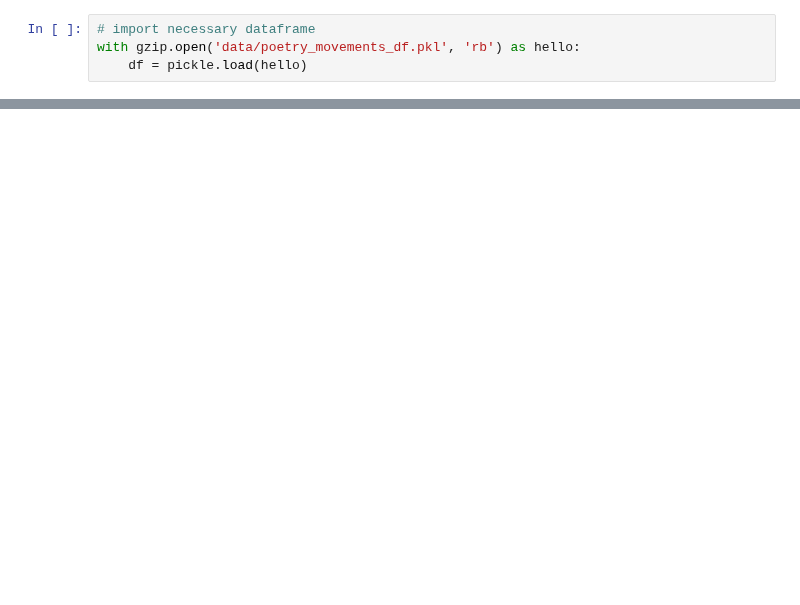
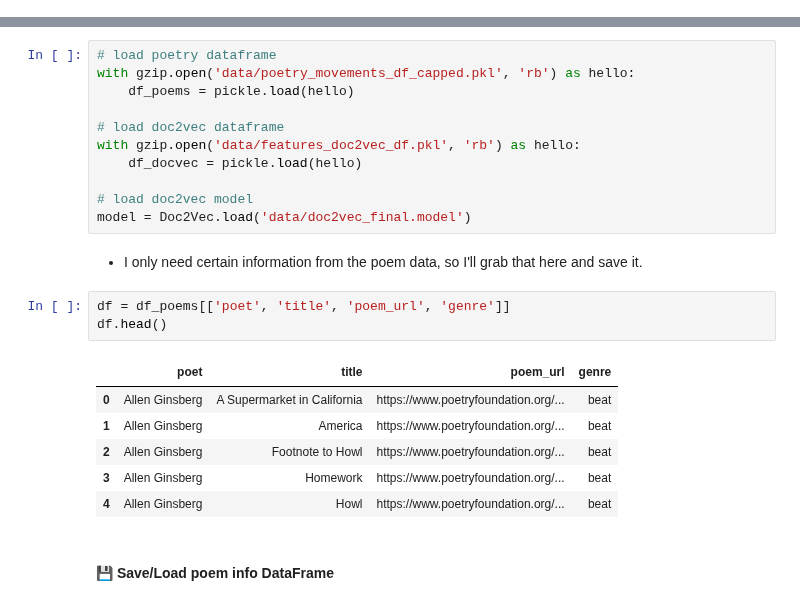
Before and after one commit to p-szymo/poetry_genre_classifier, a Jupyter notebook: 05_recommendation_system.ipynb, the cells around one changed output, grey strips where cells are left out. Saved outputs shown, nothing was run; the diff lists cells and outputs as text; blank space fills up the shorter version.

Commit message:
finish rec system notebook including tsne, minor syntactic updates to 3rd and 4th notebook, add new data for rec system, update rec functions, add package to reg functions

```diff
--- a/05_recommendation_system.ipynb
+++ b/05_recommendation_system.ipynb
@@ -45,4 +0,0 @@ pd.set_option('max_colwidth', 150)
-# %%
-# import necessary dataframe
-with gzip.open('data/poetry_movements_df.pkl', 'rb') as hello:
-    df = pickle.load(hello)
@@ -306,0 +123,25 @@ URL: https://www.poetryfoundation.org/poems/43003/you-andrew-marvell
+# %%
+# load poetry dataframe
+with gzip.open('data/poetry_movements_df_capped.pkl', 'rb') as hello:
+    df_poems = pickle.load(hello)
+
+# load doc2vec dataframe
+with gzip.open('data/features_doc2vec_df.pkl', 'rb') as hello:
+    df_docvec = pickle.load(hello)
+
+# load doc2vec model
+model = Doc2Vec.load('data/doc2vec_final.model')
+# %% [markdown]
+- I only need certain information from the poem data, so I'll grab that here and save it.
+# %%
+df = df_poems[['poet', 'title', 'poem_url', 'genre']]
+df.head()
+# %% [output]
+|  | poet | title | poem_url | genre |
+| 0 | Allen Ginsberg | A Supermarket in California | https://www.poetryfoundation.org/... | beat |
+| 1 | Allen Ginsberg | America | https://www.poetryfoundation.org/... | beat |
+| 2 | Allen Ginsberg | Footnote to Howl | https://www.poetryfoundation.org/... | beat |
+| 3 | Allen Ginsberg | Homework | https://www.poetryfoundation.org/... | beat |
+| 4 | Allen Ginsberg | Howl | https://www.poetryfoundation.org/... | beat |
+# %% [markdown]
+#### 💾 Save/Load poem info DataFrame
```
Also changed, not shown: parts of 68 cells of this notebook, 16 other files.
